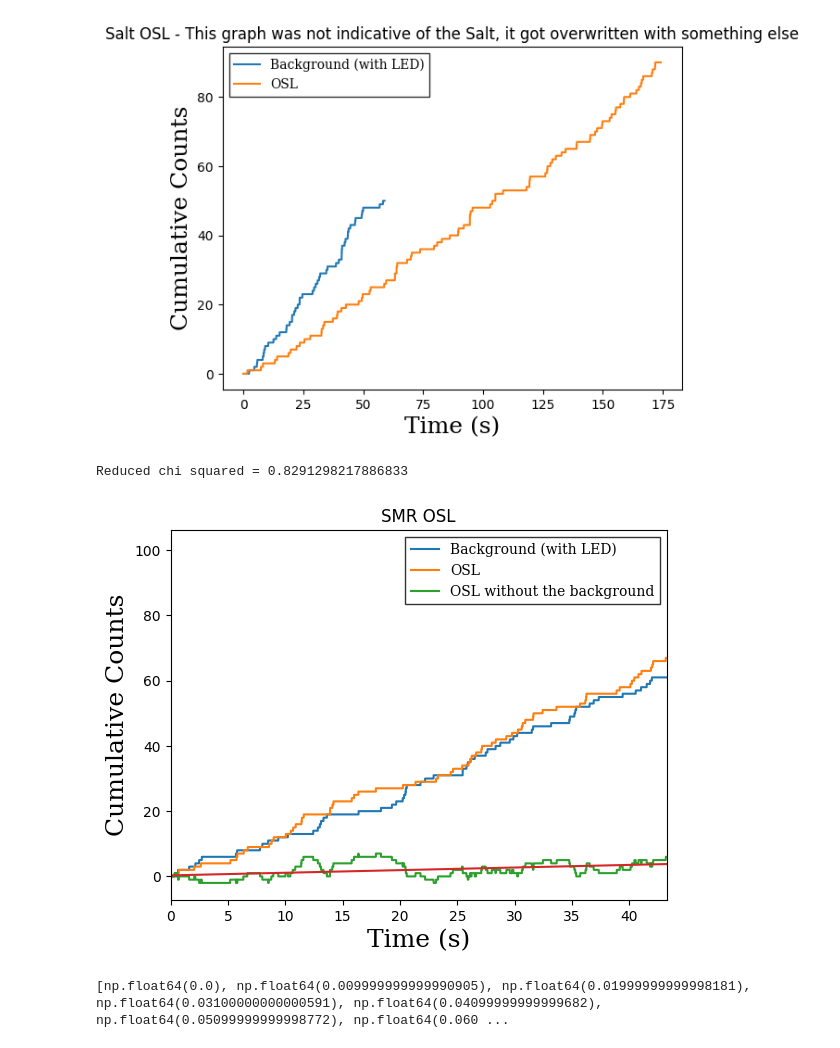
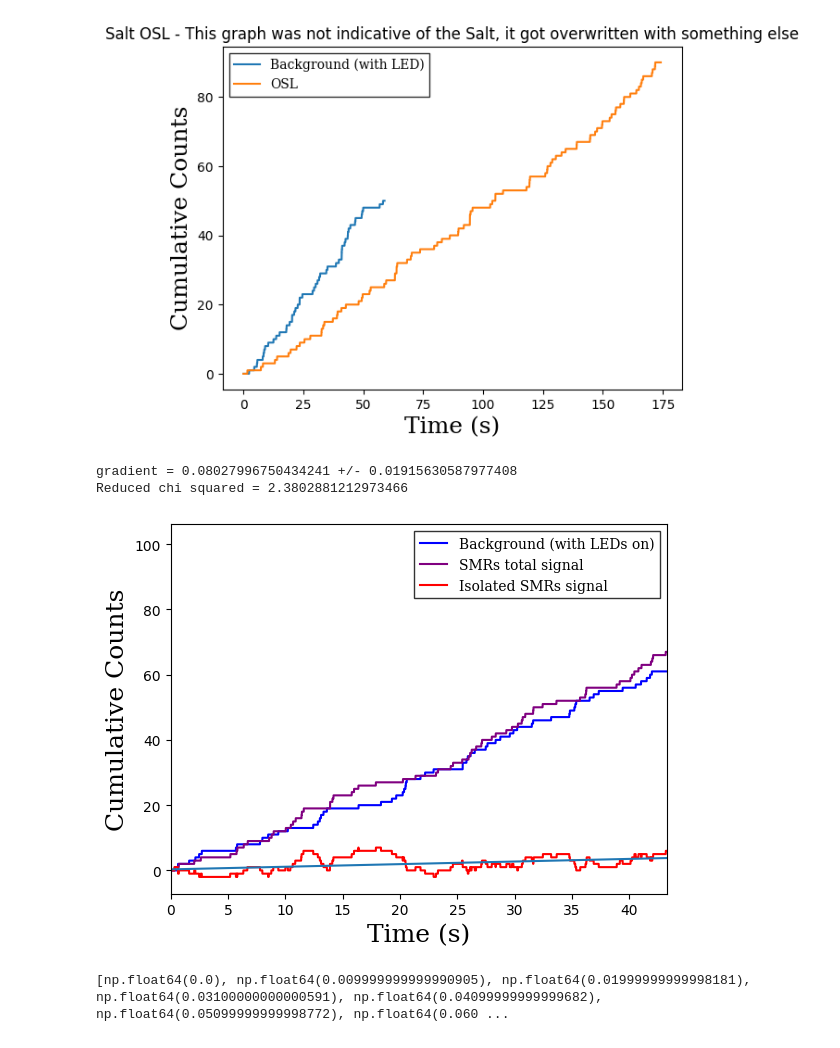
Before and after one commit to fhirstplace/Python-Labs-EDOS, a Jupyter notebook: counts graph maker (all).ipynb, the cells around one changed output. Drawn from its saved outputs; the diff is of its cells as text; code cells hidden in the pictures.

```diff
--- a/counts graph maker (all).ipynb
+++ b/counts graph maker (all).ipynb
@@ -2,7 +2,7 @@
 import numpy as np
 import matplotlib.pyplot as plt
 import statistics
-import scipy.stats as stats
+#import scipy.stats as stats
 import csv
 
 Dos_file1 = 'counts_Data/dos_led_back.txt'
@@ -67,9 +67,15 @@ def chi2 (modelvalues, data, errors):
     print( 'Reduced chi squared = ' + str(reducedchi2))
     return reducedchi2
 
+def Countingerr(OSL):
+    mean = statistics.mean(OSL)
+    return np.sqrt(mean)
+
 def bestfit(times, OSL):
     params = np.polyfit(times, OSL, 1)
     line = params [1] + params[0]*np.array(times)
+    graderr = params[0]*np.sqrt((Countingerr(OSL)/OSL[-1])**2 +(times[1]/times[-1])**2)
+    print('gradient = ' +str(params[0]) + ' +/- ' + str(graderr))
     plt.plot(times, line)
     return line
 # %%
@@ -105,20 +113,21 @@ plt.show()
 # %% [output]
 [figure]
 # %%
-plt.plot(smrbacktimes, smrback, label='Background (with LED)')
-plt.plot(smrtimes, smrosl, label='OSL')
-plt.plot(smrbacktimes, smr_osl_noback, label ='OSL without the background')
+plt.plot(smrbacktimes, smrback, label='Background (with LEDs on)', color = 'blue')
+plt.plot(smrtimes, smrosl, label='SMRs total signal', color = 'purple')
+plt.plot(smrbacktimes, smr_osl_noback, label ='Isolated SMRs signal', color = 'red')
 bestfitsmr = bestfit(smrbacktimes, smr_osl_noback)
-chi2(bestfitsmr, smr_osl_noback, statistics.stdev(smr_osl_noback))
+chi2(bestfitsmr, smr_osl_noback, Countingerr(smr_osl_noback))#statistics.stdev(smr_osl_noback))
 plt.xlim(0, smrbacktimes[-1])
 plt.legend(prop={'family': 'serif'}, edgecolor = "black", fancybox=False)
 plt.xlabel('Time (s)', fontdict=font)
 plt.ylabel('Cumulative Counts', fontdict=font)
-plt.title('SMR OSL')
+#plt.title('SMR OSL')
 plt.show()
 # %% [output]
-Reduced chi squared = 0.8291298217886833
+gradient = 0.08027996750434241 +/- 0.01915630587977408
+Reduced chi squared = 2.3802881212973466
-[figure, old version]
+[figure, new version]
 # %%
 print(Dos_times2)
 # %% [output]
```
Also changed, not shown: parts of 4 cells of this notebook, 2 other files.
